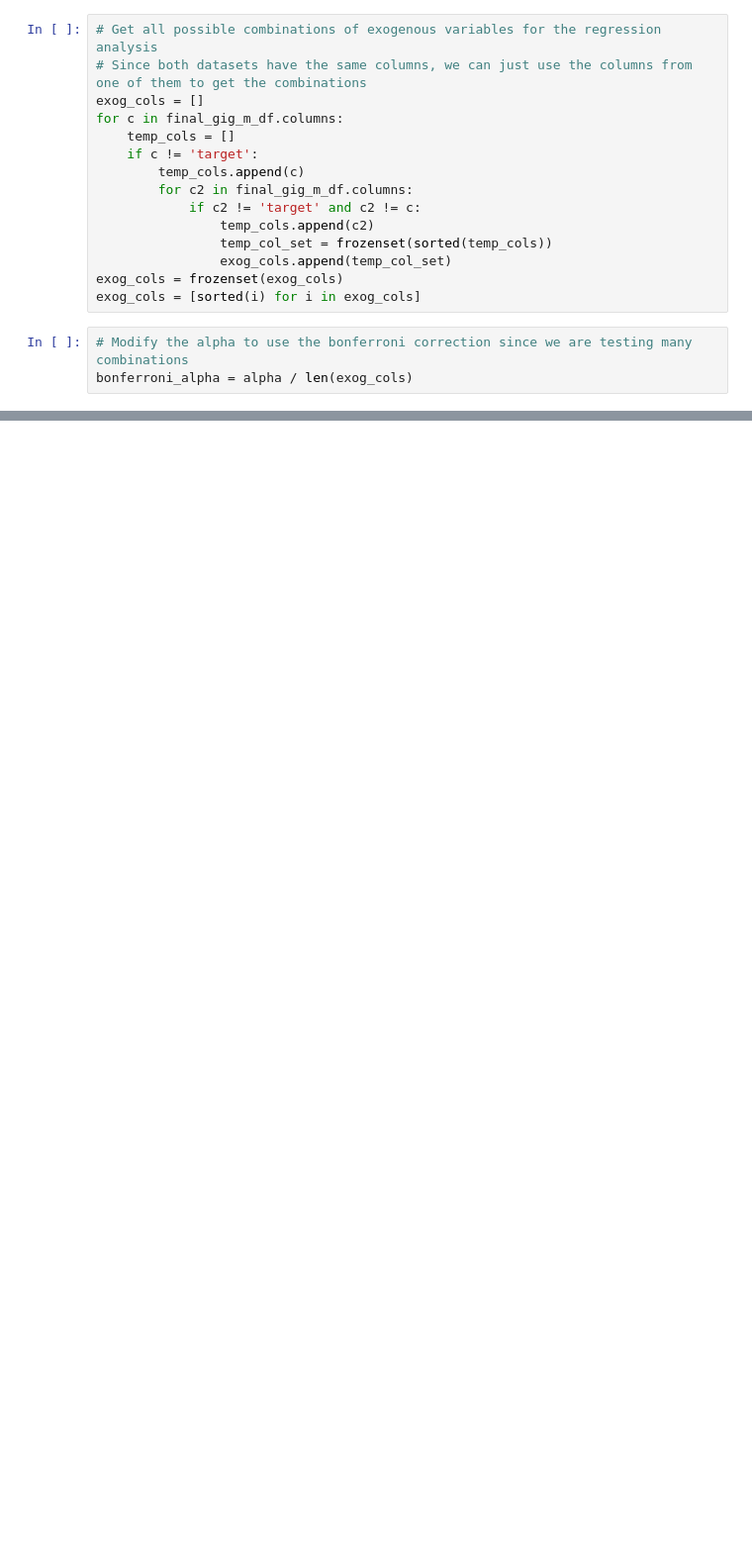
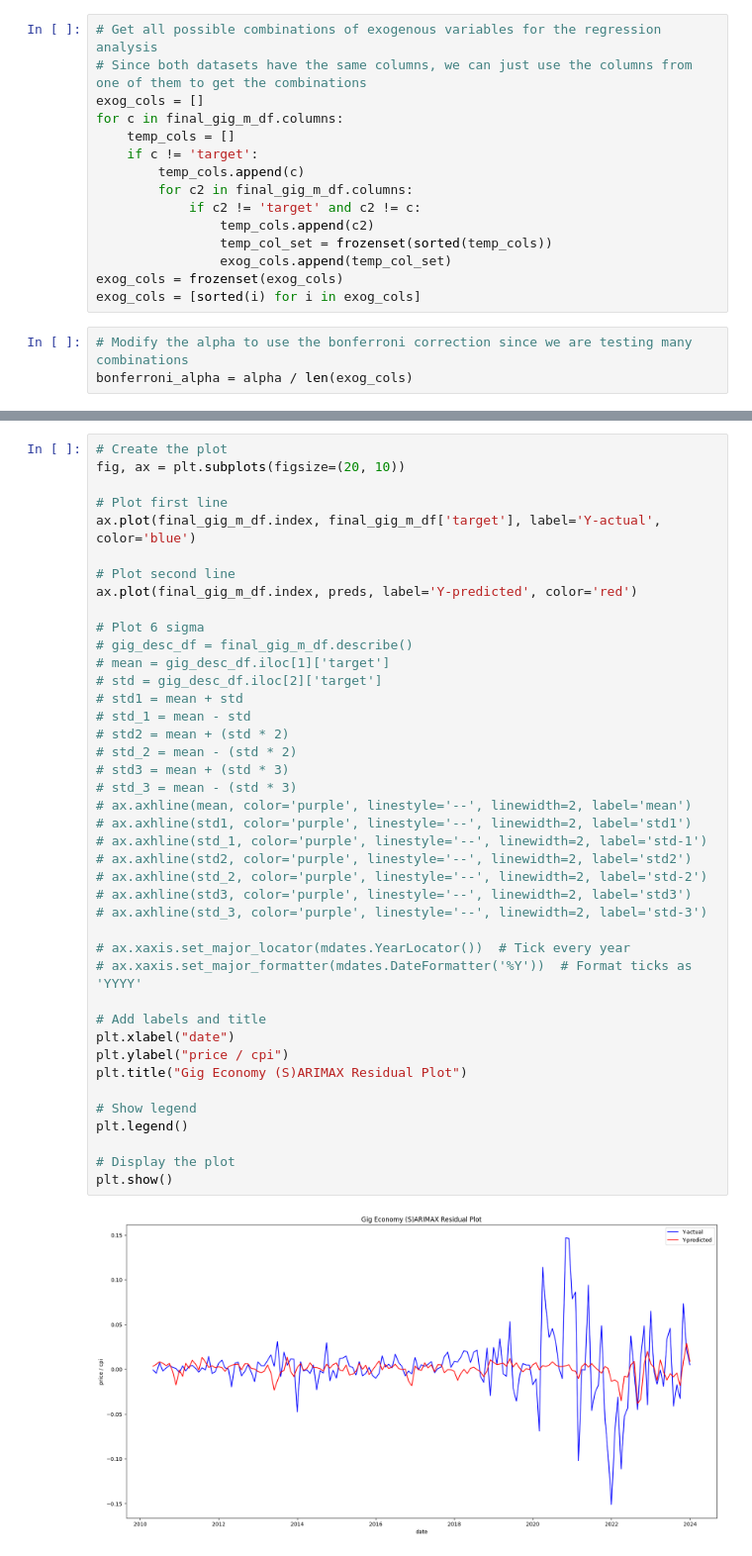
Before and after one commit to milleau98/2026-gig-data-analysis, a Jupyter notebook: notebooks/data-analyses/regression_analysis.ipynb, the cells around one changed output, grey strips where cells are left out. Shown at 99% size. Saved outputs shown, nothing was run; the diff lists cells and outputs as text; blank space fills up the shorter version.

```diff
--- a/notebooks/data-analyses/regression_analysis.ipynb
+++ b/notebooks/data-analyses/regression_analysis.ipynb
@@ -111,0 +615,43 @@ for exog_col in exog_cols:
+# %%
+# Create the plot
+fig, ax = plt.subplots(figsize=(20, 10))
+
+# Plot first line
+ax.plot(final_gig_m_df.index, final_gig_m_df['target'], label='Y-actual', color='blue')
+
+# Plot second line
+ax.plot(final_gig_m_df.index, preds, label='Y-predicted', color='red')
+
+# Plot 6 sigma
+# gig_desc_df = final_gig_m_df.describe()
+# mean = gig_desc_df.iloc[1]['target']
+# std = gig_desc_df.iloc[2]['target']
+# std1 = mean + std
+# std_1 = mean - std
+# std2 = mean + (std * 2)
+# std_2 = mean - (std * 2)
+# std3 = mean + (std * 3)
+# std_3 = mean - (std * 3)
+# ax.axhline(mean, color='purple', linestyle='--', linewidth=2, label='mean')
+# ax.axhline(std1, color='purple', linestyle='--', linewidth=2, label='std1')
+# ax.axhline(std_1, color='purple', linestyle='--', linewidth=2, label='std-1')
+# ax.axhline(std2, color='purple', linestyle='--', linewidth=2, label='std2')
+# ax.axhline(std_2, color='purple', linestyle='--', linewidth=2, label='std-2')
+# ax.axhline(std3, color='purple', linestyle='--', linewidth=2, label='std3')
+# ax.axhline(std_3, color='purple', linestyle='--', linewidth=2, label='std-3')
+
+# ax.xaxis.set_major_locator(mdates.YearLocator())  # Tick every year
+# ax.xaxis.set_major_formatter(mdates.DateFormatter('%Y'))  # Format ticks as 'YYYY'
+
+# Add labels and title
+plt.xlabel("date")
+plt.ylabel("price / cpi")
+plt.title("Gig Economy (S)ARIMAX Residual Plot")
+
+# Show legend
+plt.legend()
+
+# Display the plot
+plt.show()
+# %% [output]
+[figure, added]
```
Also changed, not shown: parts of 33 cells of this notebook, 10 other files.
